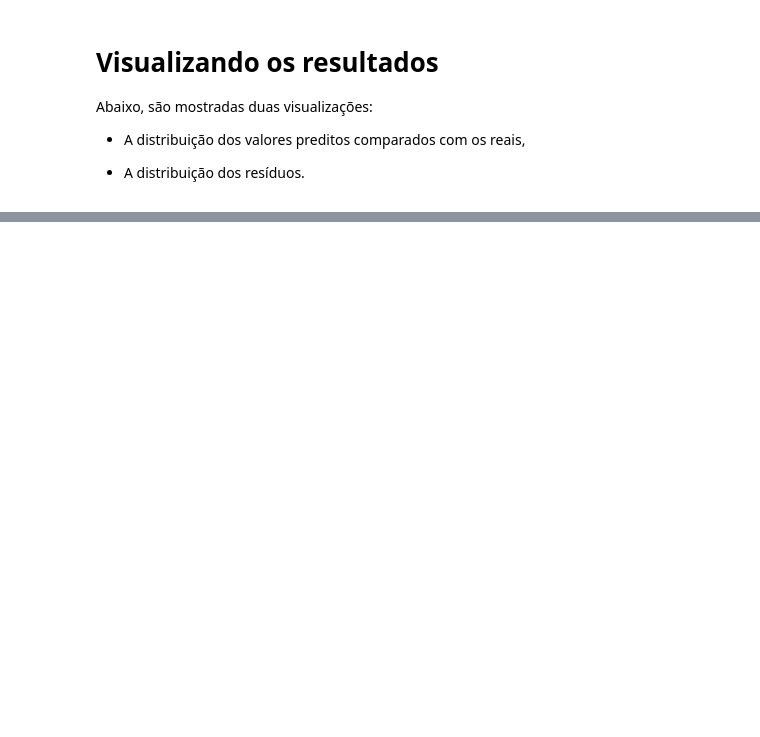
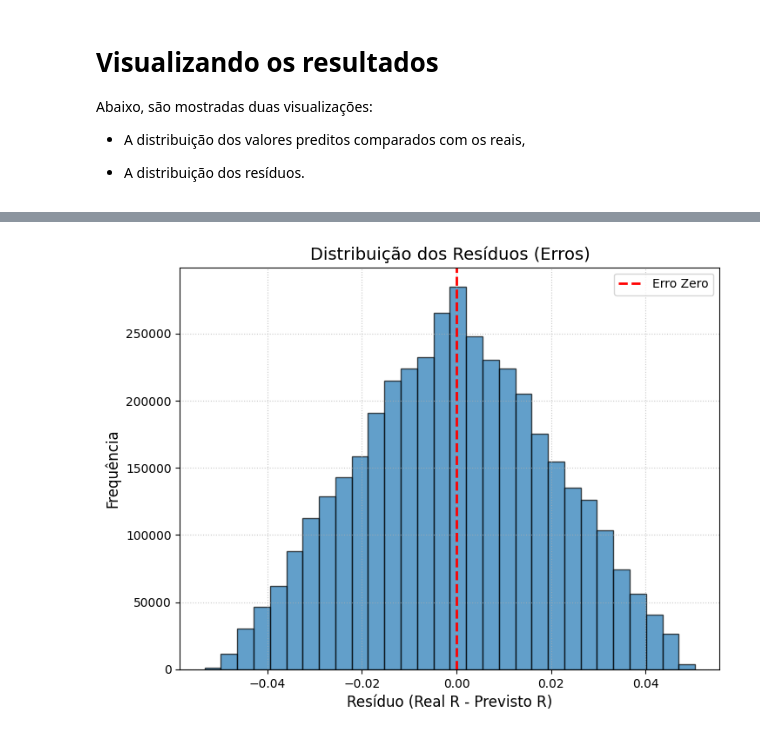
Before and after one commit to RenatodaCostaSantos/capacitacao, a Jupyter notebook: aeroespacial/notebooks/2_modelagem.ipynb, the cells around one changed output, grey strips where cells are left out. Saved outputs shown, nothing was run; the diff lists cells and outputs as text; code cells hidden in the pictures; blank space fills up the shorter version.

```diff
--- a/aeroespacial/notebooks/2_modelagem.ipynb
+++ b/aeroespacial/notebooks/2_modelagem.ipynb
@@ -345,0 +488,15 @@ plt.show()
+# %%
+y_flat_test = list(y_test)
+
+# Cálculo das 3 Métricas de Avaliação Finais:
+mse_test = mean_squared_error(y_flat_test, y_pred_test_original)
+mae_test = mean_absolute_error(y_flat_test, y_pred_test_original)
+r2_test = r2_score(y_flat_test, y_pred_test_original)
+
+print("\n" + "="*50)
+print("AVALIAÇÃO DE DESEMPENHO NO CONJUNTO DE TESTE")
+print("="*50)
+print(f"MSE (Erro Quadrático Médio): {mse_test:.8f}")
+print(f"MAE (Erro Absoluto Médio):   {mae_test:.8f} (Erro médio na unidade de 'r')")
+print(f"R2 (Ajuste):                 {r2_test:.4f}")
+print("="*50)
@@ -345,0 +534,25 @@ plt.show()
+# %%
+
+
+# Calcule os resíduos (True - Predicted)
+residuals = y_flat_test - y_pred_test_original
+
+# Achata o array para 1D (o formato (N,))
+residuals_1d = residuals.ravel()
+
+plt.figure(figsize=(8, 6))
+
+# Histograma dos resíduos
+plt.hist(residuals_1d, bins=30, edgecolor='black', alpha=0.7)
+
+# Linha vertical em zero (onde o centro do histograma deveria estar)
+plt.axvline(x=0, color='red', linestyle='--', linewidth=2, label='Erro Zero')
+
+plt.title('Distribuição dos Resíduos (Erros)', fontsize=14)
+plt.xlabel('Resíduo (Real R - Previsto R)', fontsize=12)
+plt.ylabel('Frequência', fontsize=12)
+plt.legend()
+plt.grid(True, linestyle=':', alpha=0.7)
+plt.show()
+# %% [output]
+[figure, added]
```
Also changed, not shown: parts of 39 cells of this notebook, 1 other file.
